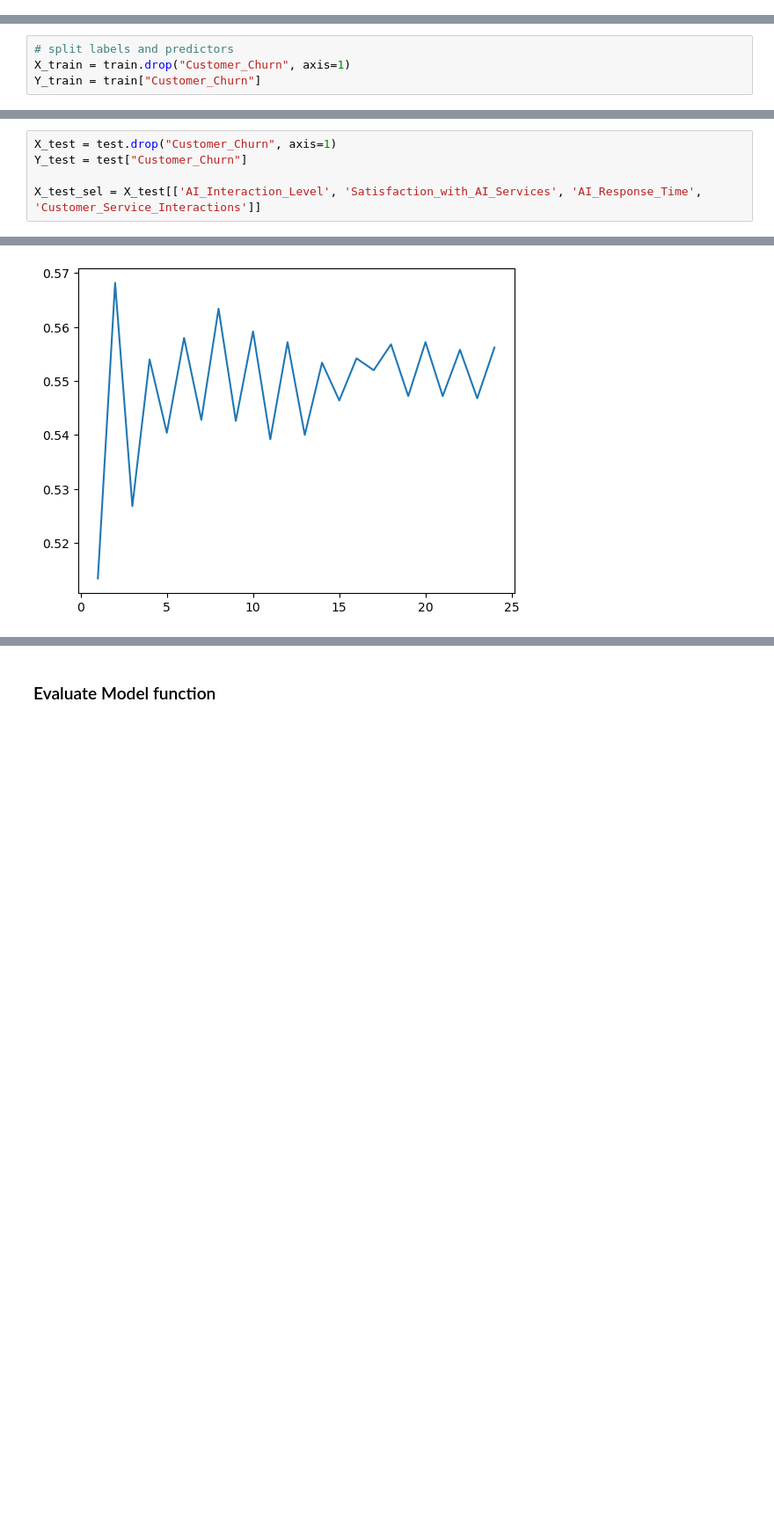
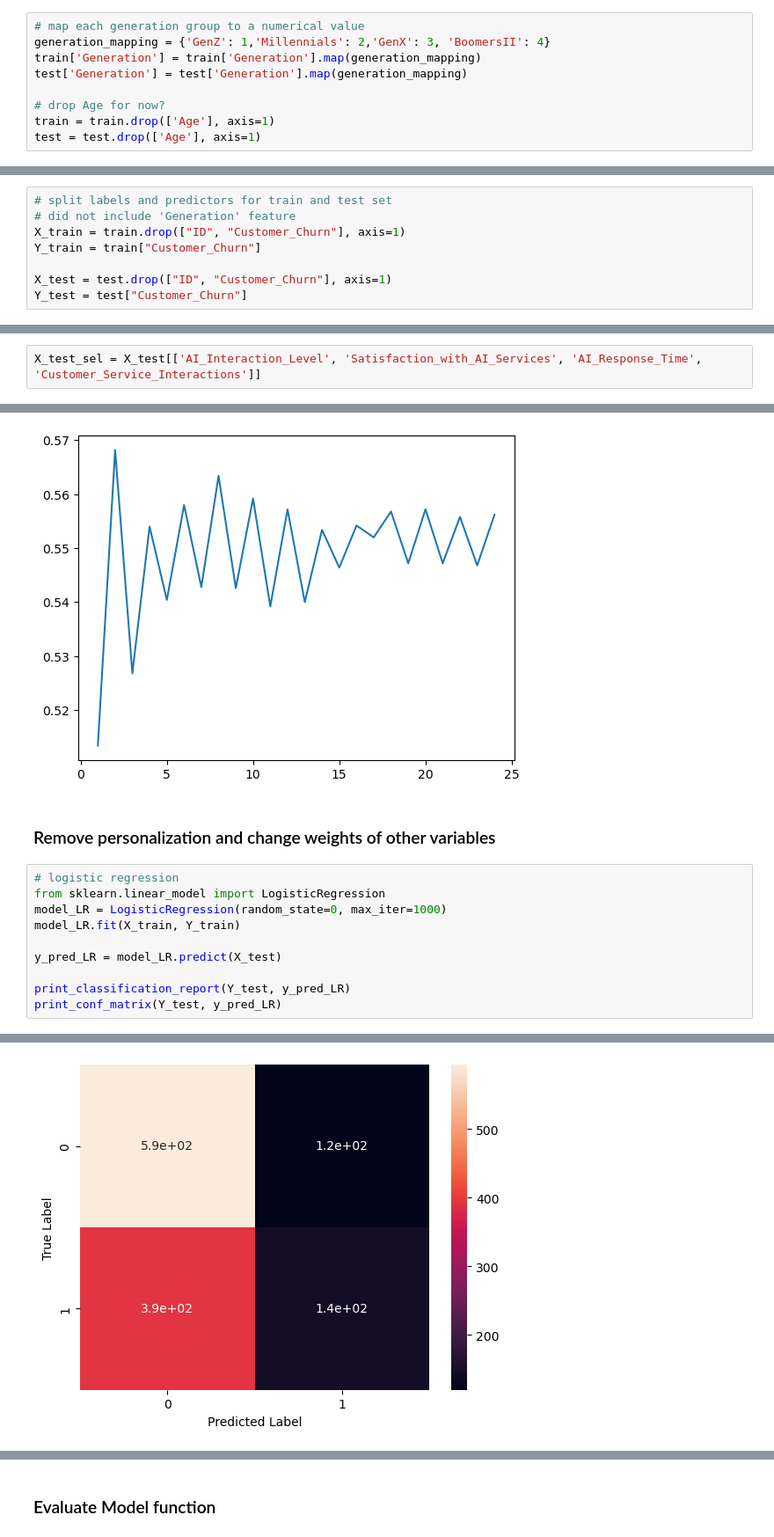
Before and after one commit to alim0118/customer-churn-predictor, a Jupyter notebook: Churn_Predictor.ipynb, the cells around one changed output, grey strips where cells are left out. Shown at 88% size. Saved outputs shown, nothing was run; the diff lists cells and outputs as text; blank space fills up the shorter version.

```diff
--- a/Churn_Predictor.ipynb
+++ b/Churn_Predictor.ipynb
@@ -220,0 +248,9 @@ sns.scatterplot(x='Age', y='AI_Interaction_Level', data=train)
+# %%
+# map each generation group to a numerical value
+generation_mapping = {'GenZ': 1,'Millennials': 2,'GenX': 3, 'BoomersII': 4}
+train['Generation'] = train['Generation'].map(generation_mapping)
+test['Generation'] = test['Generation'].map(generation_mapping)
+
+# drop Age for now?
+train = train.drop(['Age'], axis=1)
+test = test.drop(['Age'], axis=1)
@@ -221,4 +266,8 @@ sns.scatterplot(x='Age', y='AI_Interaction_Level', data=train)
 # %%
-# split labels and predictors
-X_train = train.drop("Customer_Churn", axis=1)
+# split labels and predictors for train and test set
+# did not include 'Generation' feature
+X_train = train.drop(["ID", "Customer_Churn"], axis=1)
 Y_train = train["Customer_Churn"]
+
+X_test = test.drop(["ID", "Customer_Churn"], axis=1)
+Y_test = test["Customer_Churn"]
@@ -246,9 +297,6 @@ print(sfs_forward_best.get_feature_names_out())
 # filter selected predictors
 X_train_sel = X_train[['AI_Interaction_Level', 'Satisfaction_with_AI_Services', 'AI_Response_Time', 'Customer_Service_Interactions']]
 # %%
-X_test = test.drop("Customer_Churn", axis=1)
-Y_test = test["Customer_Churn"]
-
 X_test_sel = X_test[['AI_Interaction_Level', 'Satisfaction_with_AI_Services', 'AI_Response_Time', 'Customer_Service_Interactions']]
 # %%
 svc.fit(X_train_sel, Y_train)
@@ -336,3 +384,16 @@ plt.plot(k_vals, mean_acc_scores)
 plt.show()
 # %% [output]
 [figure]
+# %% [markdown]
+### Remove personalization and change weights of other variables
+# %%
+# logistic regression
+from sklearn.linear_model import LogisticRegression
+model_LR = LogisticRegression(random_state=0, max_iter=1000)
+model_LR.fit(X_train, Y_train)
+
+y_pred_LR = model_LR.predict(X_test)
+
+print_classification_report(Y_test, y_pred_LR)
+print_conf_matrix(Y_test, y_pred_LR)
+# %% [output]
@@ -338,0 +410 @@ plt.show()
+[figure, added]
```
Also changed, not shown: parts of 16 cells of this notebook.
